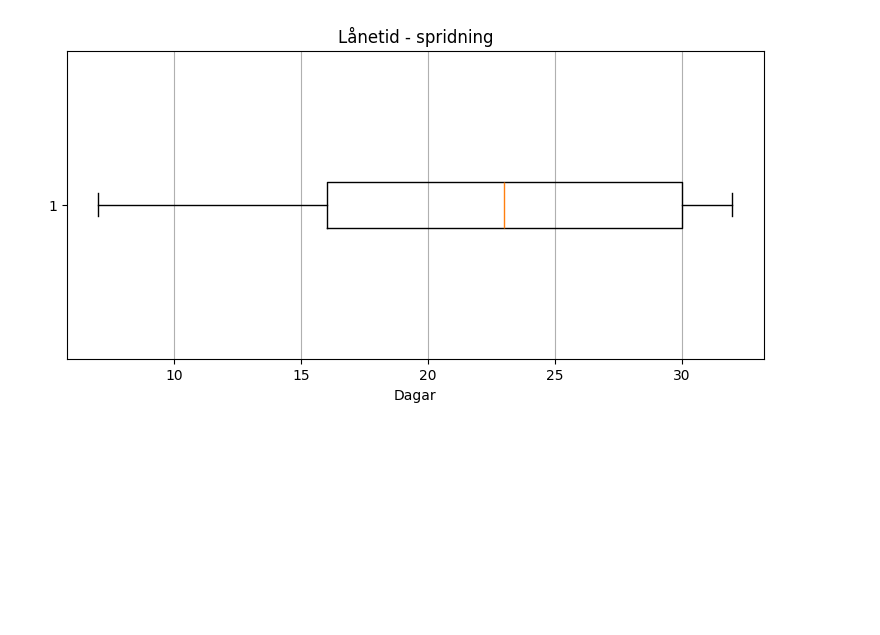
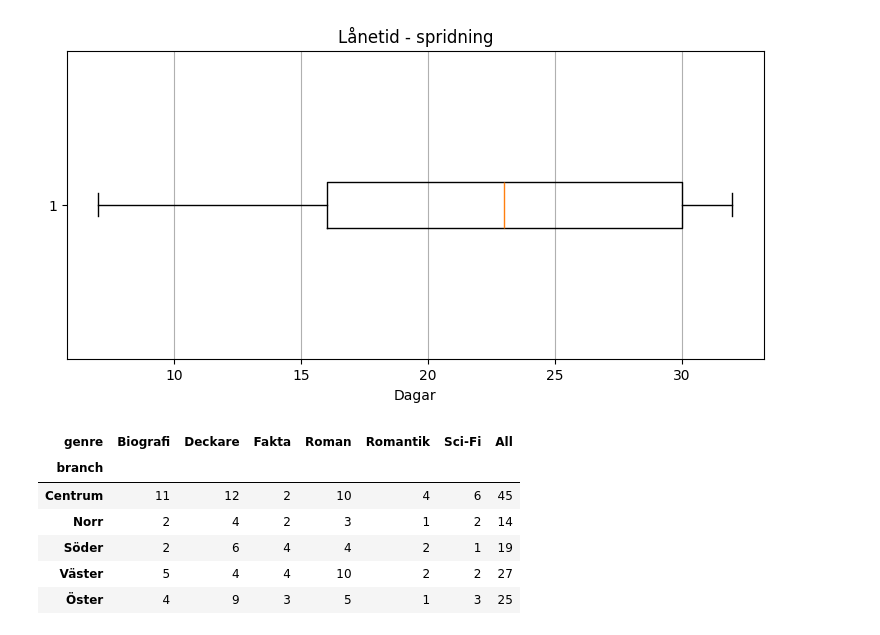
Before and after one commit to KataBeh/EDA--Biblioteket, a Jupyter notebook: src/report.ipynb, the cells around one changed output. Saved outputs shown, nothing was run; the diff lists cells and outputs as text; code cells hidden in the pictures; blank space fills up the shorter version.

Commit message:
Add pivot report (branch x genre) with totals

```diff
--- a/src/report.ipynb
+++ b/src/report.ipynb
@@ -110,3 +110,23 @@ V.box_h(ax, df["loan_days"], "Lånetid - spridning", "Dagar")
 # %% [output]
 <Axes: title={'center': 'Lånetid - spridning'}, xlabel='Dagar'>
 [figure]
+# %%
+piv = pd.pivot_table(
+    df,
+    index = "branch",
+    columns= "genre",
+    values = "loan_id",
+    aggfunc = "nunique",
+    fill_value= 0,
+    margins = True
+)
+
+piv.head()
+# %% [output]
+| genre | Biografi | Deckare | Fakta | Roman | Romantik | Sci-Fi | All |
+| branch |  |  |  |  |  |  |  |
+| Centrum | 11 | 12 | 2 | 10 | 4 | 6 | 45 |
+| Norr | 2 | 4 | 2 | 3 | 1 | 2 | 14 |
+| Söder | 2 | 6 | 4 | 4 | 2 | 1 | 19 |
+| Väster | 5 | 4 | 4 | 10 | 2 | 2 | 27 |
+| Öster | 4 | 9 | 3 | 5 | 1 | 3 | 25 |
```
